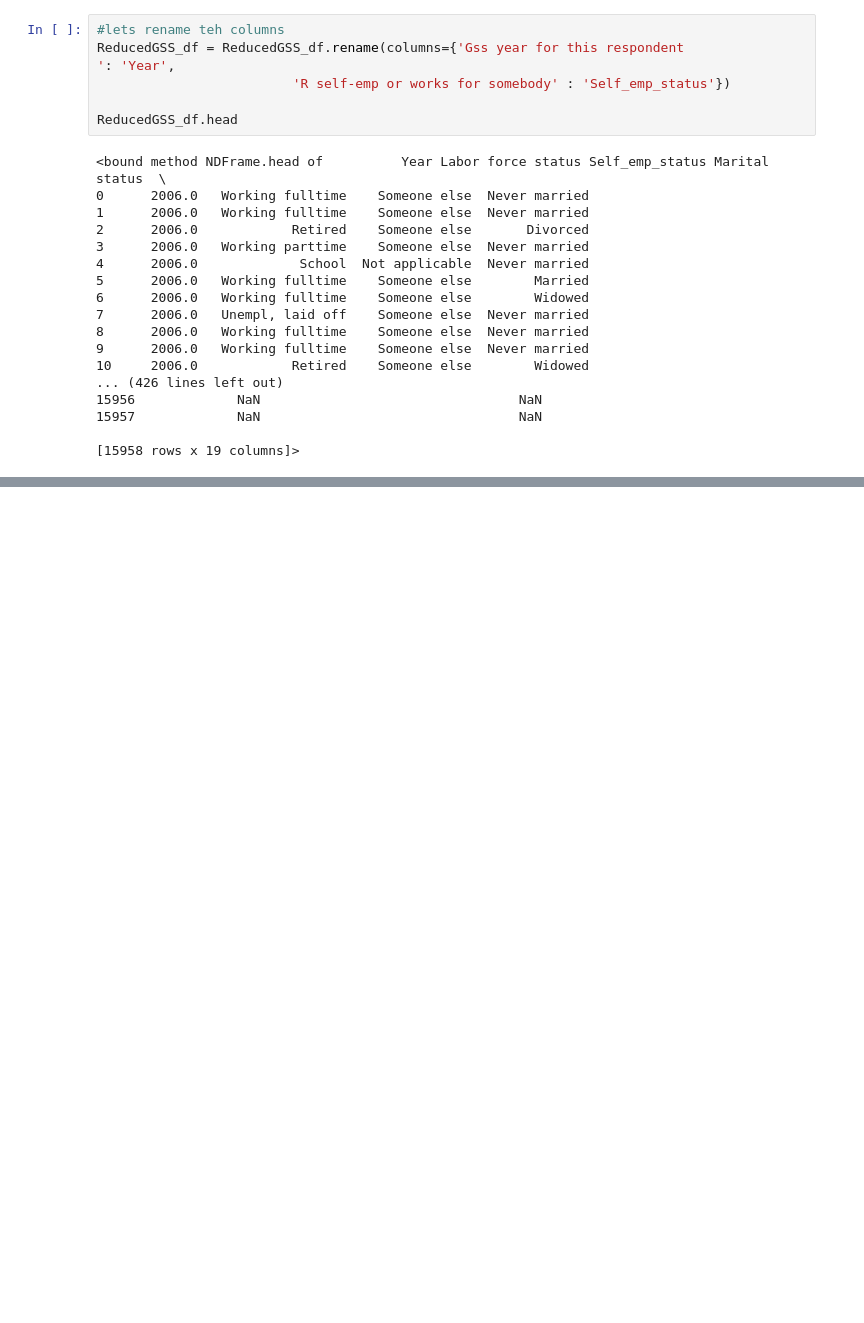
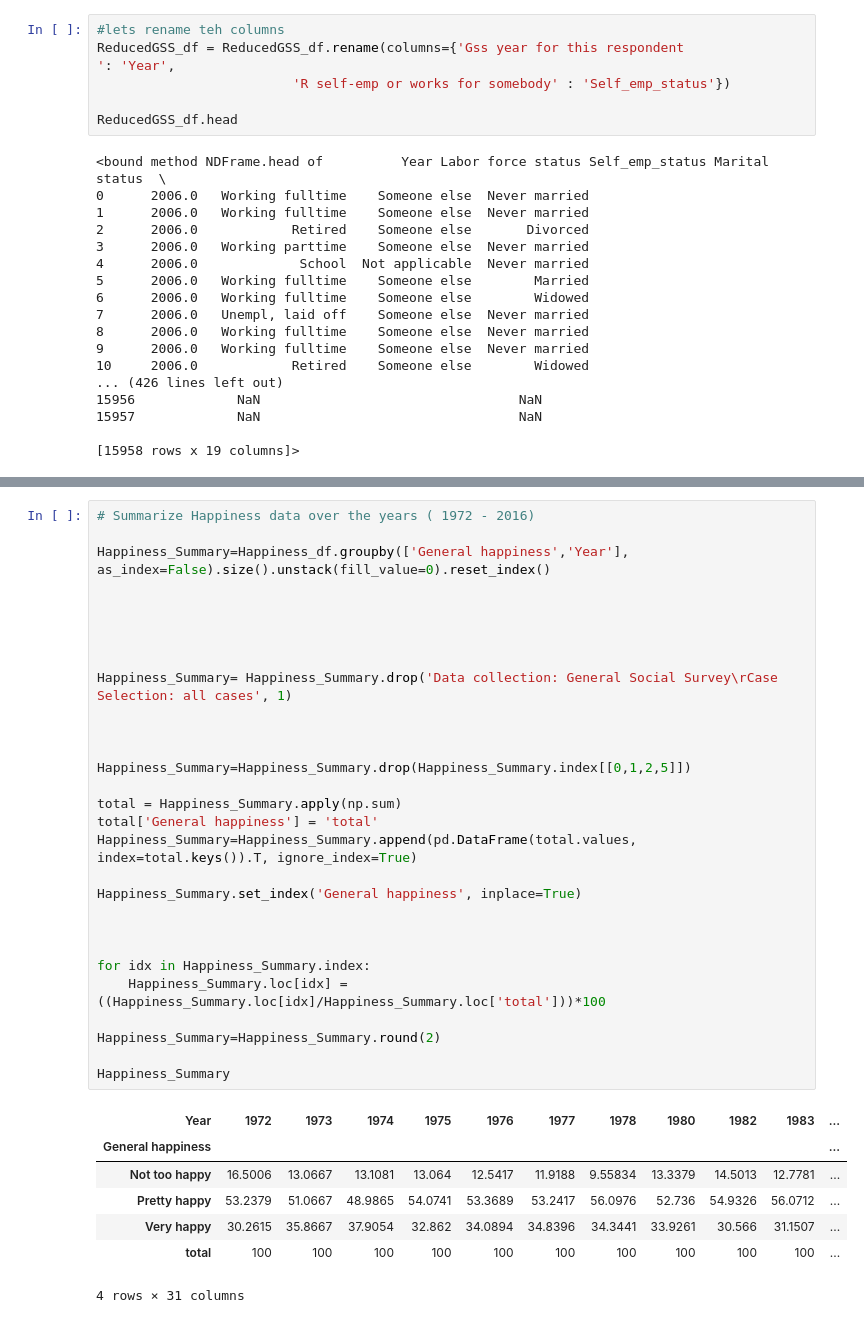
Before and after one commit to ppoojita/ClassProject-, a Jupyter notebook: Script_DataExtract.ipynb, the cells around one changed output, grey strips where cells are left out. Cells and saved outputs as stored; diff of their text form; blank space fills up the shorter version.

```diff
--- a/Script_DataExtract.ipynb
+++ b/Script_DataExtract.ipynb
@@ -156,0 +121,37 @@ df_phy
+# %%
+# Summarize Happiness data over the years ( 1972 - 2016)
+
+Happiness_Summary=Happiness_df.groupby(['General happiness','Year'], as_index=False).size().unstack(fill_value=0).reset_index()
+
+
+
+
+
+Happiness_Summary= Happiness_Summary.drop('Data collection: General Social Survey\rCase Selection: all cases', 1)
+
+
+
+Happiness_Summary=Happiness_Summary.drop(Happiness_Summary.index[[0,1,2,5]])
+
+total = Happiness_Summary.apply(np.sum)
+total['General happiness'] = 'total'
+Happiness_Summary=Happiness_Summary.append(pd.DataFrame(total.values, index=total.keys()).T, ignore_index=True)
+
+Happiness_Summary.set_index('General happiness', inplace=True)
+
+
+
+for idx in Happiness_Summary.index:
+    Happiness_Summary.loc[idx] = ((Happiness_Summary.loc[idx]/Happiness_Summary.loc['total']))*100
+
+Happiness_Summary=Happiness_Summary.round(2)
+
+Happiness_Summary
+# %% [output]
+| Year | 1972 | 1973 | 1974 | 1975 | 1976 | 1977 | 1978 | 1980 | 1982 | 1983 | ... |
+| General happiness |  |  |  |  |  |  |  |  |  |  | ... |
+| Not too happy | 16.5006 | 13.0667 | 13.1081 | 13.064 | 12.5417 | 11.9188 | 9.55834 | 13.3379 | 14.5013 | 12.7781 | ... |
+| Pretty happy | 53.2379 | 51.0667 | 48.9865 | 54.0741 | 53.3689 | 53.2417 | 56.0976 | 52.736 | 54.9326 | 56.0712 | ... |
+| Very happy | 30.2615 | 35.8667 | 37.9054 | 32.862 | 34.0894 | 34.8396 | 34.3441 | 33.9261 | 30.566 | 31.1507 | ... |
+| total | 100 | 100 | 100 | 100 | 100 | 100 | 100 | 100 | 100 | 100 | ... |
+4 rows × 31 columns
```
Also changed, not shown: parts of 8 cells of this notebook.
